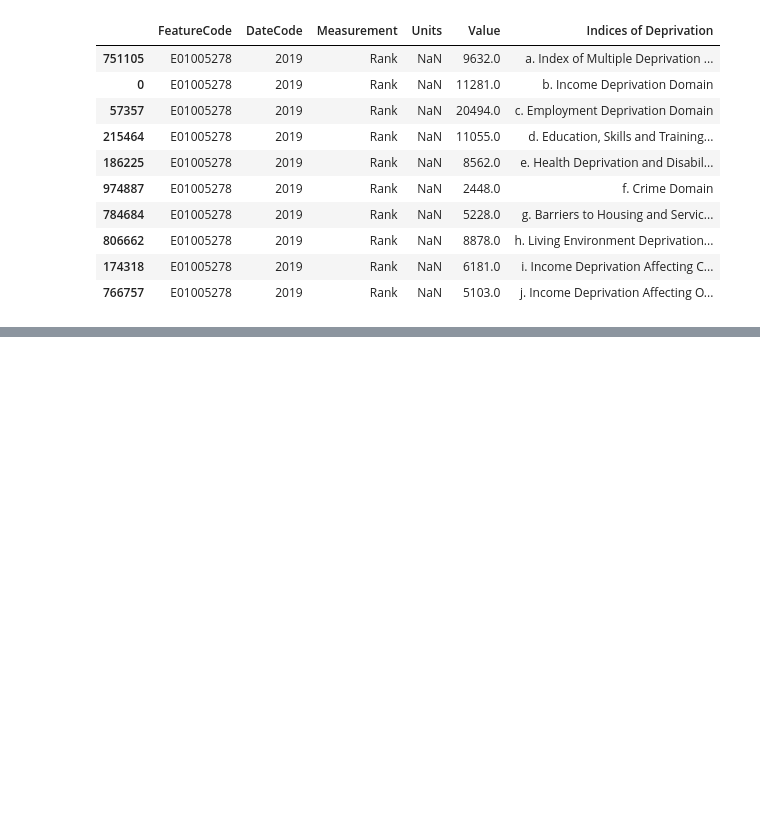
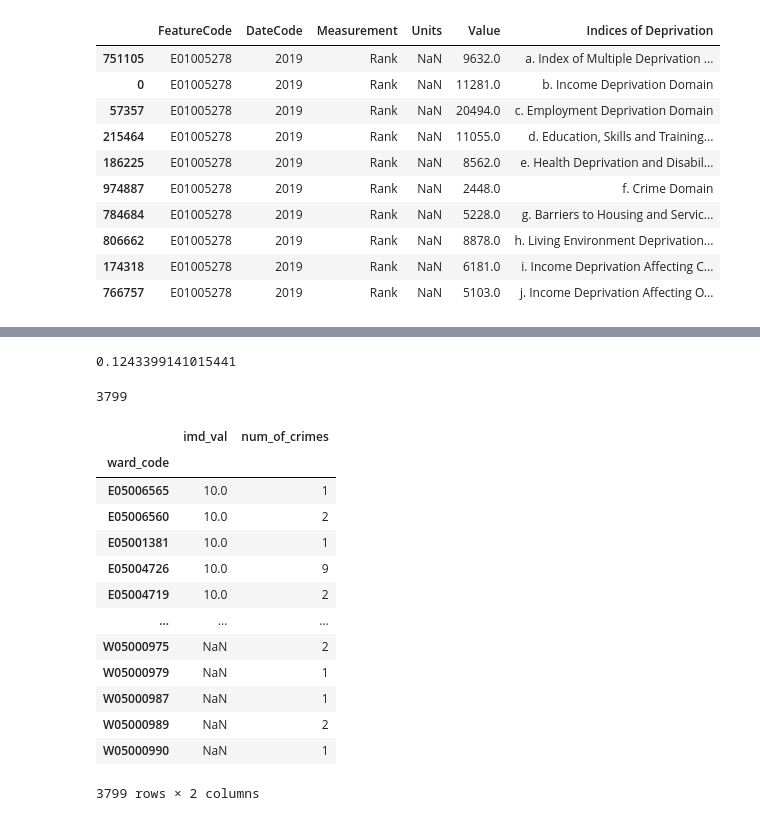
Before and after one commit to MilesDidden/Multi.-CBL-Group-04, a Jupyter notebook: Exploring_data_Miles.ipynb, the cells around one changed output, grey strips where cells are left out. Cells and saved outputs as stored; diff of their text form; code cells hidden in the pictures; blank space fills up the shorter version.

```diff
--- a/Exploring_data_Miles.ipynb
+++ b/Exploring_data_Miles.ipynb
@@ -201,0 +230,7 @@ temp[(temp["FeatureCode"] == "E01005278") & (temp["Measurement"] == "Rank")].sor
+# %%
+df_grouped = df.groupby(by="ward_code").agg(
+    imd_val=("value", "mean"),
+    num_of_crimes=("crime_id", "count")
+)
+
+df_grouped.head()
@@ -201,0 +245,26 @@ temp[(temp["FeatureCode"] == "E01005278") & (temp["Measurement"] == "Rank")].sor
+# %%
+correlation = df_grouped["imd_val"].corr(df_grouped["num_of_crimes"])
+print(correlation)
+# %% [output]
+0.1243399141015441
+# %%
+len(df_grouped)
+# %% [output]
+3799
+# %%
+df_grouped.sort_values(by="imd_val", ascending=False)
+# %% [output]
+|  | imd_val | num_of_crimes |
+| ward_code |  |  |
+| E05006565 | 10.0 | 1 |
+| E05006560 | 10.0 | 2 |
+| E05001381 | 10.0 | 1 |
+| E05004726 | 10.0 | 9 |
+| E05004719 | 10.0 | 2 |
+| ... | ... | ... |
+| W05000975 | NaN | 2 |
+| W05000979 | NaN | 1 |
+| W05000987 | NaN | 1 |
+| W05000989 | NaN | 2 |
+| W05000990 | NaN | 1 |
+3799 rows × 2 columns
```
Also changed, not shown: parts of 3 cells of this notebook, 1 other file.
